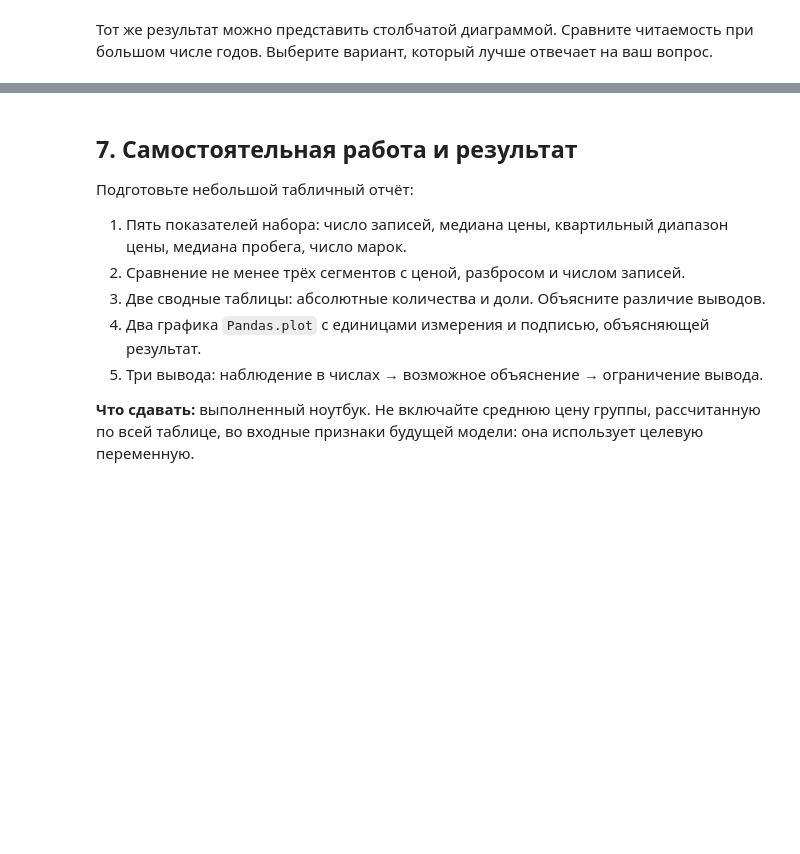
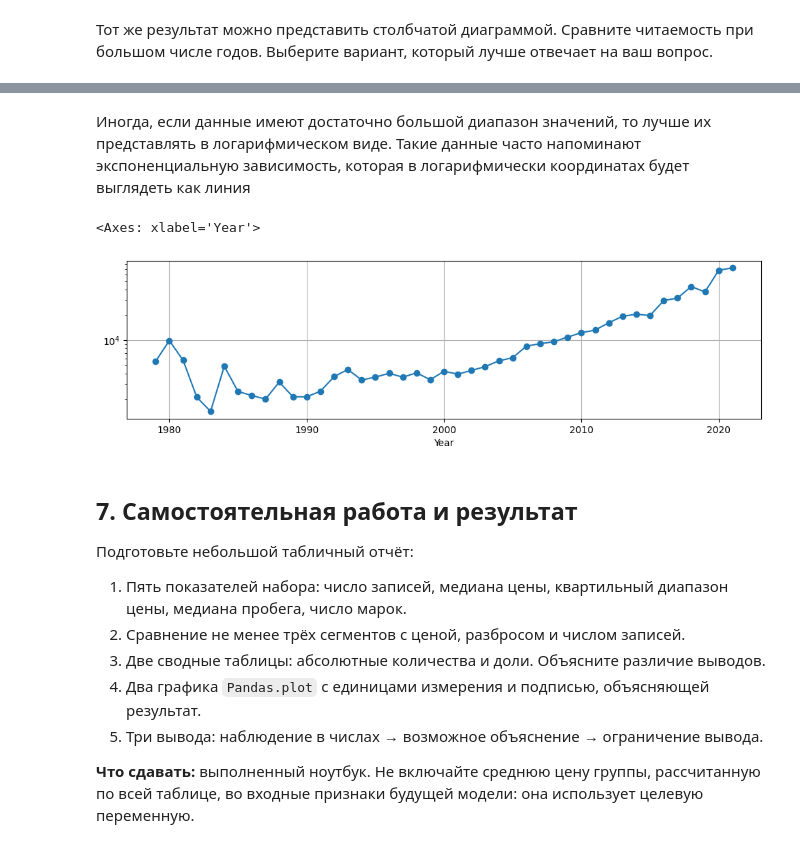
Before and after one commit to MVRonkin/BasicDataAnalysisCourse, a Jupyter notebook: Workshops/03_Pandas_сводный_анализ.ipynb, the cells around one changed output, grey strips where cells are left out. Cells and saved outputs as stored; diff of their text form; code cells hidden in the pictures; blank space fills up the shorter version.

```diff
--- a/Workshops/03_Pandas_сводный_анализ.ipynb
+++ b/Workshops/03_Pandas_сводный_анализ.ipynb
@@ -519,6 +557,6 @@ display(price_pivot.loc[top_makes].round(0))
 # %%
 df['Style_group'] = df['Style'].replace(
-    {'Roadster': 'Cabriolet/Roadster', 'Cabriolet': 'Cabriolet/Roadster'}
+    {x: 'Rare' for x in ['Roadster','Cabriolet','Combi','Coupe']}
 )
 # %%
 pd.crosstab(df['Make'], df['Style_group'])
@@ -632,3 +721,10 @@ filter_df_by_year.plot(
+# %% [markdown]
+Иногда, если данные имеют достаточно большой диапазон значений, то лучше их представлять в логарифмическом виде. Такие данные часто напоминают экспоненциальную зависимость, которая в логарифмически координатах будет выглядеть как линия
+# %%
+filter_df_by_year.plot(marker='o', figsize=(12,3), grid=True, logy=True)
+# %% [output]
+<Axes: xlabel='Year'>
+[figure, added]
 # %% [markdown]
 ## 7. Самостоятельная работа и результат
 
```
Also changed, not shown: parts of 17 cells of this notebook, 6 other files.
